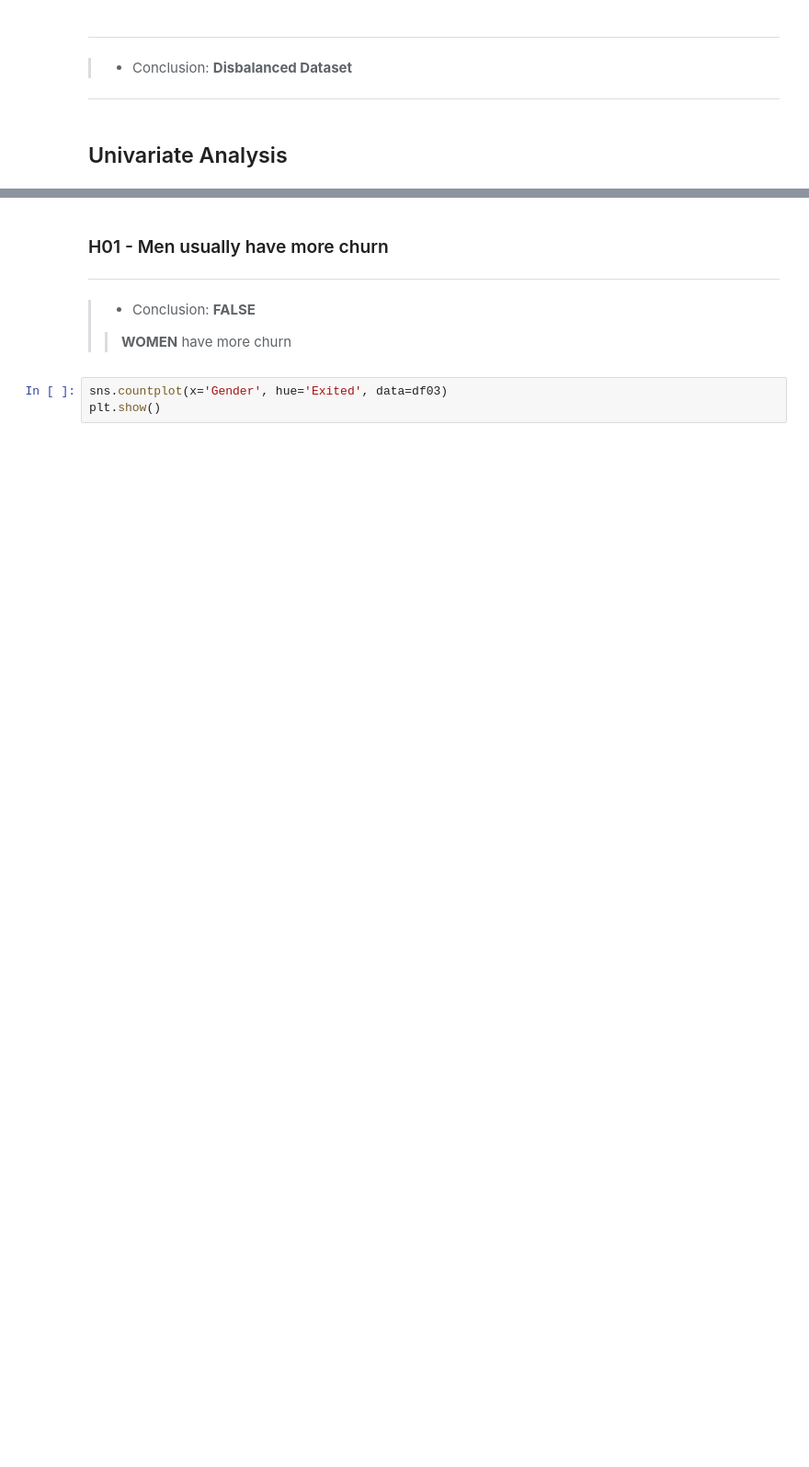
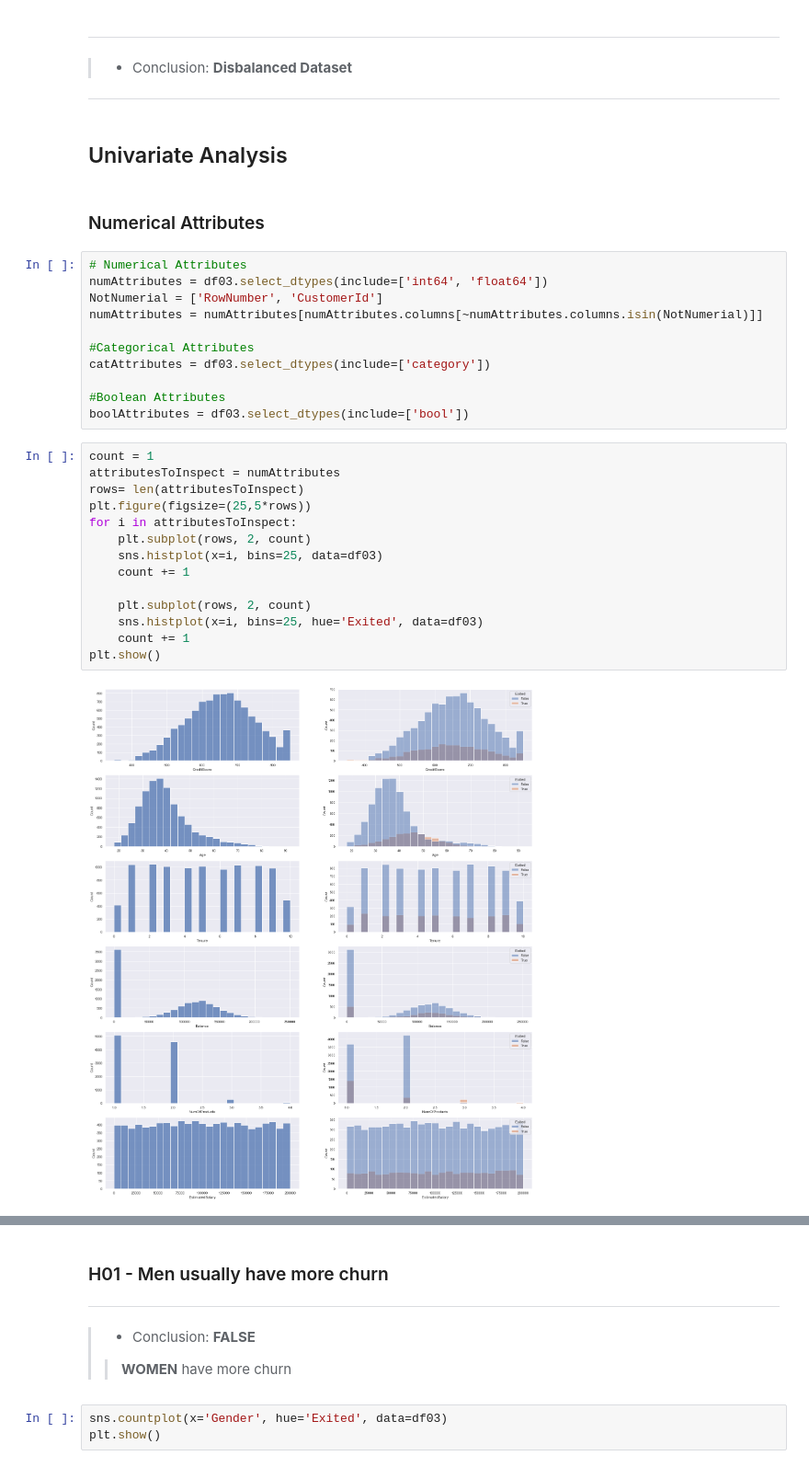
Before and after one commit to FabioCaffarello/Churn-Prediction-TopBank, a Jupyter notebook: 02-Notebooks/01-FirstCycleCRISP/03-ExploratoryDataAnalysis.ipynb, the cells around one changed output, grey strips where cells are left out. Shown at 92% size. Saved outputs shown, nothing was run; the diff lists cells and outputs as text; blank space fills up the shorter version.

```diff
--- a/02-Notebooks/01-FirstCycleCRISP/03-ExploratoryDataAnalysis.ipynb
+++ b/02-Notebooks/01-FirstCycleCRISP/03-ExploratoryDataAnalysis.ipynb
@@ -78,3 +78,32 @@ sns.countplot(x='Exited', data=df03);
 ---
 # %% [markdown]
 ## Univariate Analysis
+# %% [markdown]
+### Numerical Attributes
+# %%
+# Numerical Attributes
+numAttributes = df03.select_dtypes(include=['int64', 'float64'])
+NotNumerial = ['RowNumber', 'CustomerId']
+numAttributes = numAttributes[numAttributes.columns[~numAttributes.columns.isin(NotNumerial)]]
+
+#Categorical Attributes
+catAttributes = df03.select_dtypes(include=['category'])
+
+#Boolean Attributes
+boolAttributes = df03.select_dtypes(include=['bool'])
+# %%
+count = 1
+attributesToInspect = numAttributes
+rows= len(attributesToInspect)
+plt.figure(figsize=(25,5*rows))
+for i in attributesToInspect:
+    plt.subplot(rows, 2, count)
+    sns.histplot(x=i, bins=25, data=df03)
+    count += 1
+
+    plt.subplot(rows, 2, count)
+    sns.histplot(x=i, bins=25, hue='Exited', data=df03)
+    count += 1
+plt.show()
+# %% [output]
+[figure, added]
```
Also changed, not shown: parts of 3 cells of this notebook.
